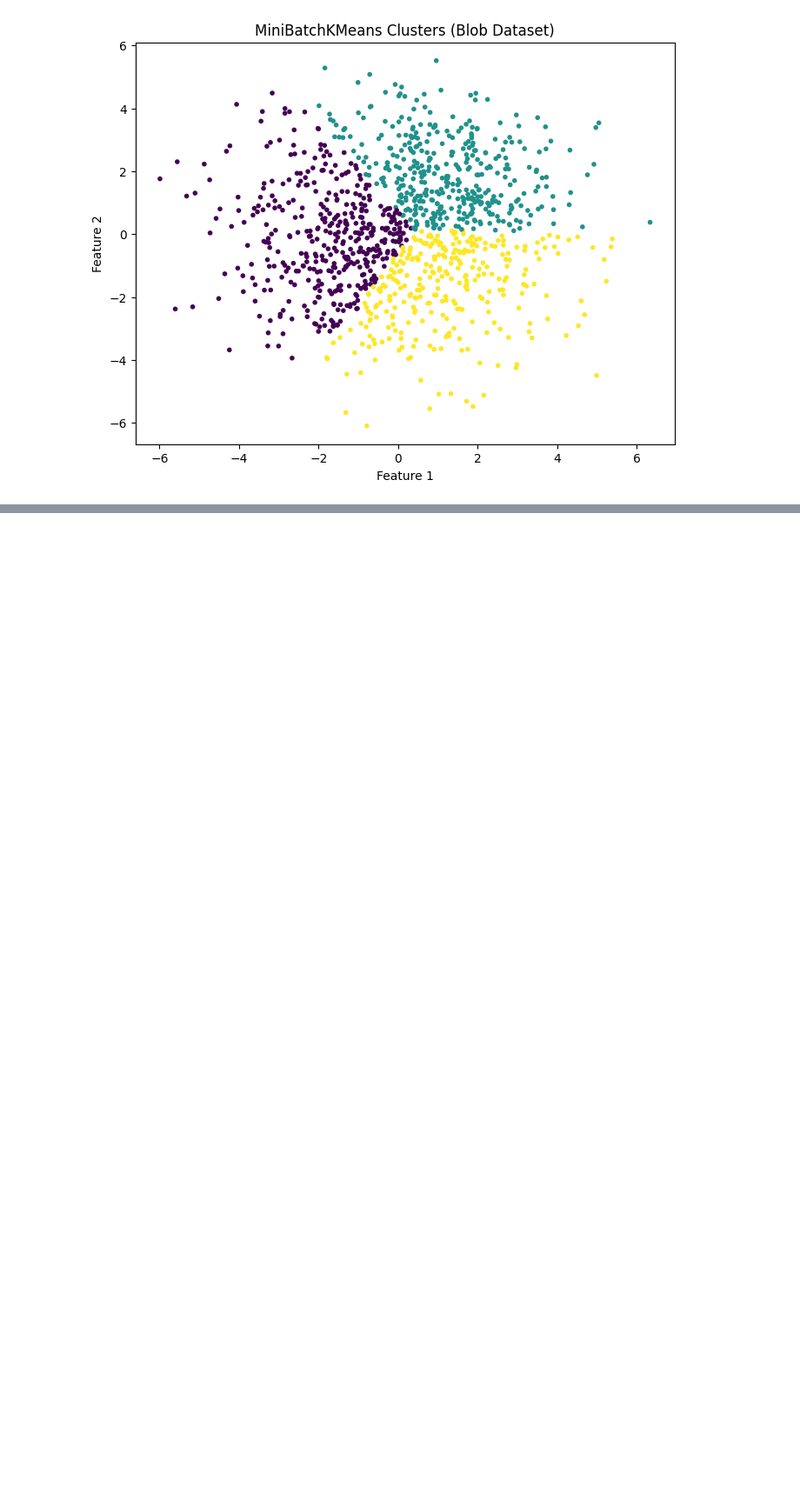
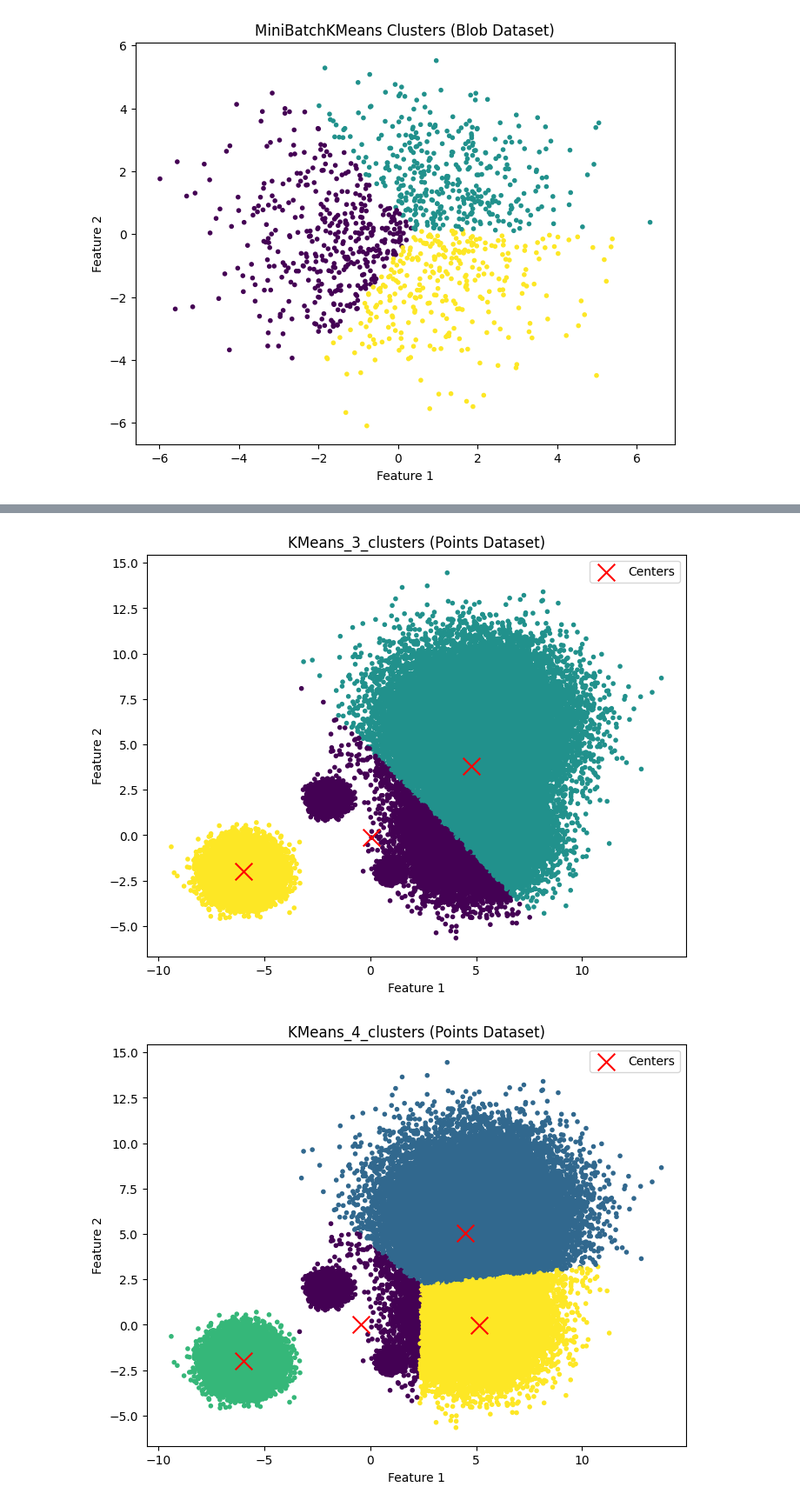
Before and after one commit to mcndoungerii/hw06, a Jupyter notebook: notebooks/cluster_k_means.ipynb, the cells around one changed output, grey strips where cells are left out. Shown at 87% size. Cells and saved outputs as stored; diff of their text form; code cells hidden in the pictures; blank space fills up the shorter version.

```diff
--- a/notebooks/cluster_k_means.ipynb
+++ b/notebooks/cluster_k_means.ipynb
@@ -67,0 +120,7 @@ plot_clusters(X_points, minibatch_kmeans_points_labels, 'MiniBatchKMeans Cluster
+# %%
+# Plot clusters for the points dataset
+for name in labels_points.keys():
+    plot_clusters(X_points, labels_points[name], centers_points[name], f'{name} (Points Dataset)')
+# %% [output]
+[figure, added]
+[figure, added]
```
Also changed, not shown: parts of 7 cells of this notebook.
